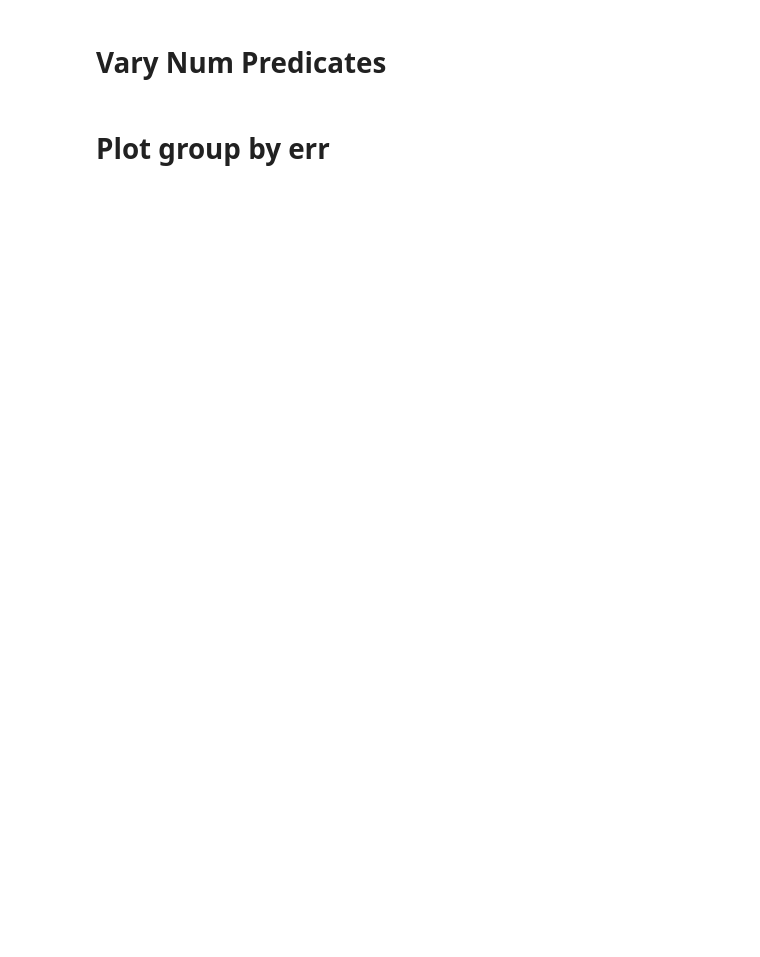
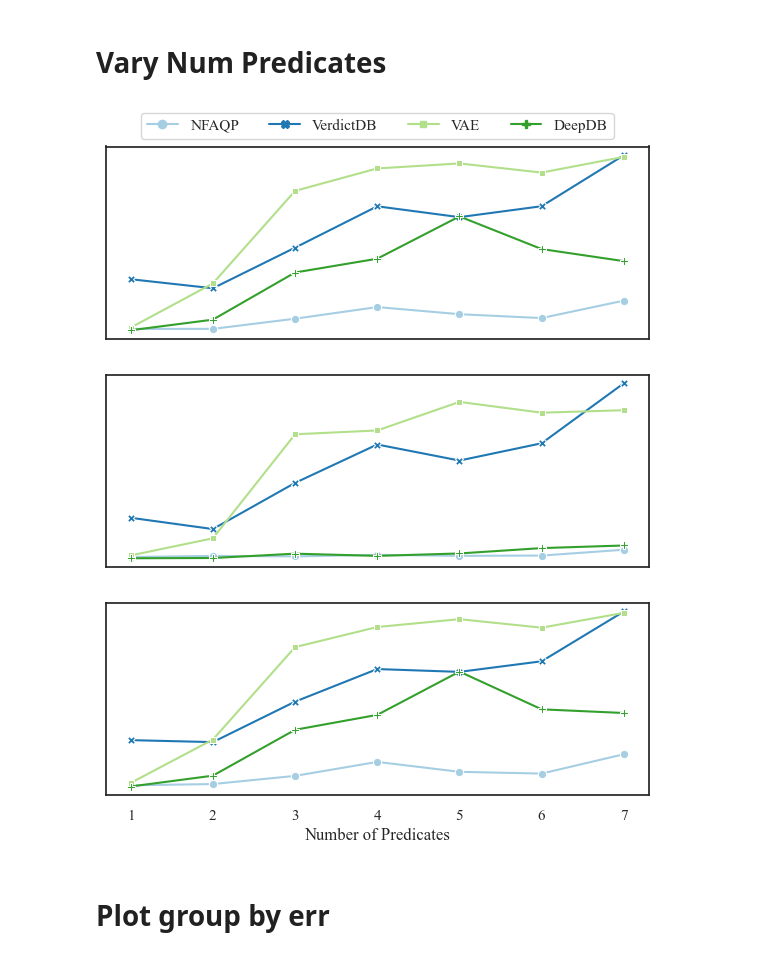
Before and after one commit to cenlibin/NFAQP, a Jupyter notebook: plot/seaborn.ipynb, the cells around one changed output. Saved outputs shown, nothing was run; the diff lists cells and outputs as text; code cells hidden in the pictures; blank space fills up the shorter version.

```diff
--- a/plot/seaborn.ipynb
+++ b/plot/seaborn.ipynb
@@ -66,5 +66,78 @@ for i, dataset in enumerate(['flights', 'pm25', 'lineitem']):
 # %% [markdown]
 # Vary Num Predicates
+# %%
+import seaborn as sns
+import pandas as pd
+import numpy as np
+import matplotlib.pyplot as plt
+ratio = 3
+high = 2.5
+dataset = 'flights'
+df = pd.read_csv(f'/home/clb/AQP/output/flow-tiny-{dataset}-spline/eval.csv')
+df['selectivity'] *= 100
+methods = ['flow', 'verdict', 'vae', 'deepdb']
+funcs = ['cnt', 'avg', 'sum', 'var', 'std']
+methods_alias = {a: b for a, b in zip(methods, ['NFAQP', 'VerdictDB', 'VAE', 'DeepDB'])}
+funcs_alias = {a: b for a, b in zip(funcs, ['COUNT', 'AVG', 'SUM', 'VAR', 'STD'])}
+for idx, func in enumerate(['cnt', 'avg', 'sum']):
+    x = list(range(1, df['n_predicates'].max() + 1))    # num of pred
+    y = {m:[] for m in methods}
+    sels = []
+    for n in x:
+        sub_df = df[df['n_predicates'] == n].mean()
+        sels.append(sub_df['selectivity'])
+        for m in methods:
+            for f in funcs:
+                if f != func:
+                    continue;
+                if m == 'deepdb' and f in ['var', 'std']:
+                    continue
+                err = sub_df[f'{m}_{f}_err']
+                y[m].append(err)
+
+    plot_df = []
+    for m in methods:
+        for a, b, s in zip(x, y[m], sels):
+            plot_df.append([s, a, b, methods_alias[m]])
+
+    plot_df = pd.DataFrame(plot_df, columns=["Selectivity", "Number of Predicates", 'Mean sMAPE', 'Methods'])
+
+
+    fig = plt.figure(figsize=(int(high * ratio), high))
+    sns.set(font="Times New Roman", style='white', palette="Paired")
+    # sns.despine()
+    ax = sns.lineplot(
+        data=plot_df,
+        x="Number of Predicates", y="Mean sMAPE", hue="Methods", style="Methods",
+        markers=True, dashes=False, errorbar=('ci', False)
+    )
+
+    # ax.set_xticks(x)
+    # ax.set_xticklabels([f"{n_p} ({s:.2f}%)" for n_p, s in zip(x, sels)])
+    # ax.set_xlabel("Number of Predicates  (Mean Selectivity)") # 设置x轴标签
+
+    ax.set_ylabel("")
+    ax.set_yticklabels([])
+
+    if idx == 0:
+        sns.move_legend(ax, 'lower center', bbox_to_anchor=(.5, 1), ncol=4, title=None, frameon=True)
+    else:
+        ax.get_legend().remove()
+
+    if idx == 2:
+        # ax.set_xticklabels([f"{n_p} ({s:.2f}%)" for n_p, s in zip(x, sels)])
+        # ax.set_xlabel("Number of Predicates  (Mean Selectivity)") # 设置x轴标签
+        ax.set_xticks(x)
+        ax.set_xticklabels([f"{n_p}" for n_p, s in zip(x, sels)])
+        ax.set_xlabel("Number of Predicates") # 设置x轴标签
+    else:
+        ax.set_xticks([])
+        ax.set_xlabel("") # 设置x轴标签
+    plt.savefig(f"./vary/{func}.pdf", format="pdf", dpi=1200, bbox_inches="tight")
+# %% [output]
+[figure, added]
+[figure, added]
+[figure, added]
 # %% [markdown]
 # Plot group by err
 # %%
```
Also changed, not shown: parts of 5 cells of this notebook, 13 other files.
